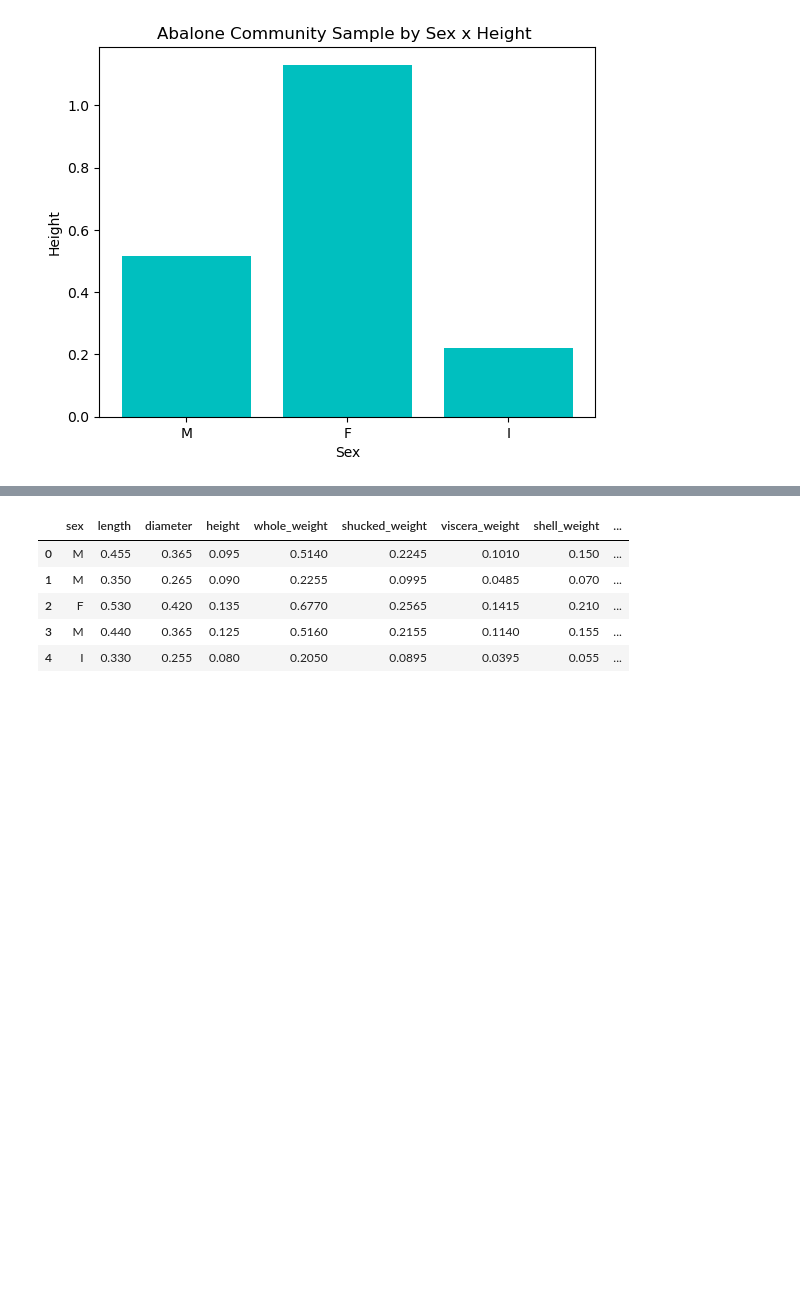
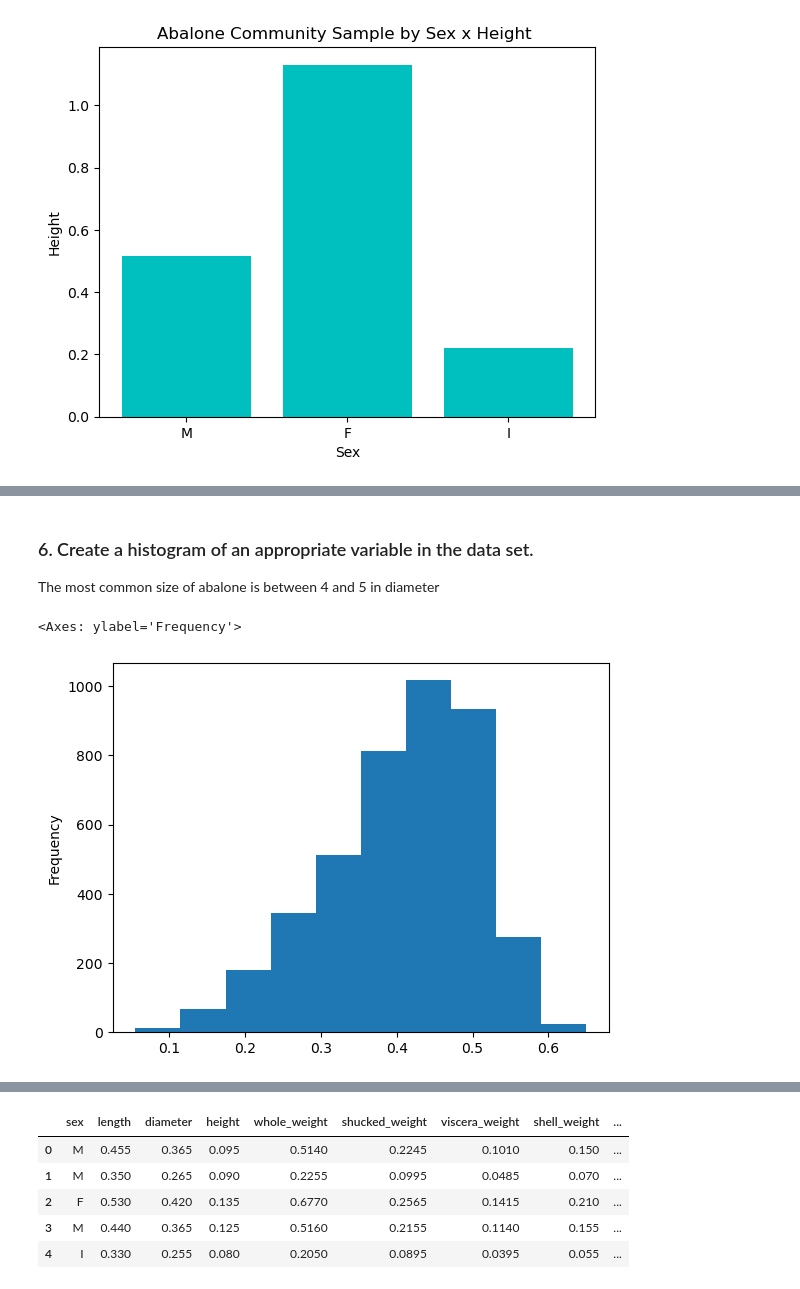
Before and after one commit to juliacruz97/Principles-of-Data-Analytics--Autumn-, a Jupyter notebook: abalone.ipynb, the cells around one changed output, grey strips where cells are left out. Saved outputs shown, nothing was run; the diff lists cells and outputs as text; code cells hidden in the pictures; blank space fills up the shorter version.

```diff
--- a/abalone.ipynb
+++ b/abalone.ipynb
@@ -200,0 +162,8 @@ Image('correlation.png')
+# %% [markdown]
+### 6. Create a histogram of an appropriate variable in the data set.
+   The most common size of abalone is between 4 and 5 in diameter
+# %%
+abalone['diameter'].plot.hist()
+# %% [output]
+<Axes: ylabel='Frequency'>
+[figure, added]
```
Also changed, not shown: parts of 37 cells of this notebook.
